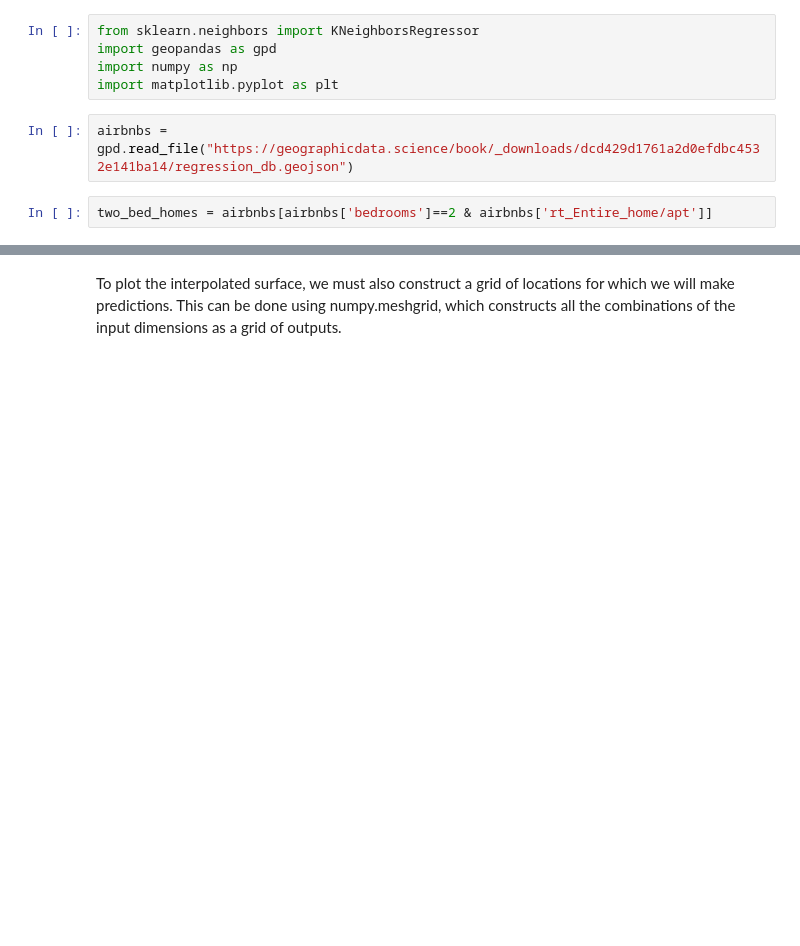
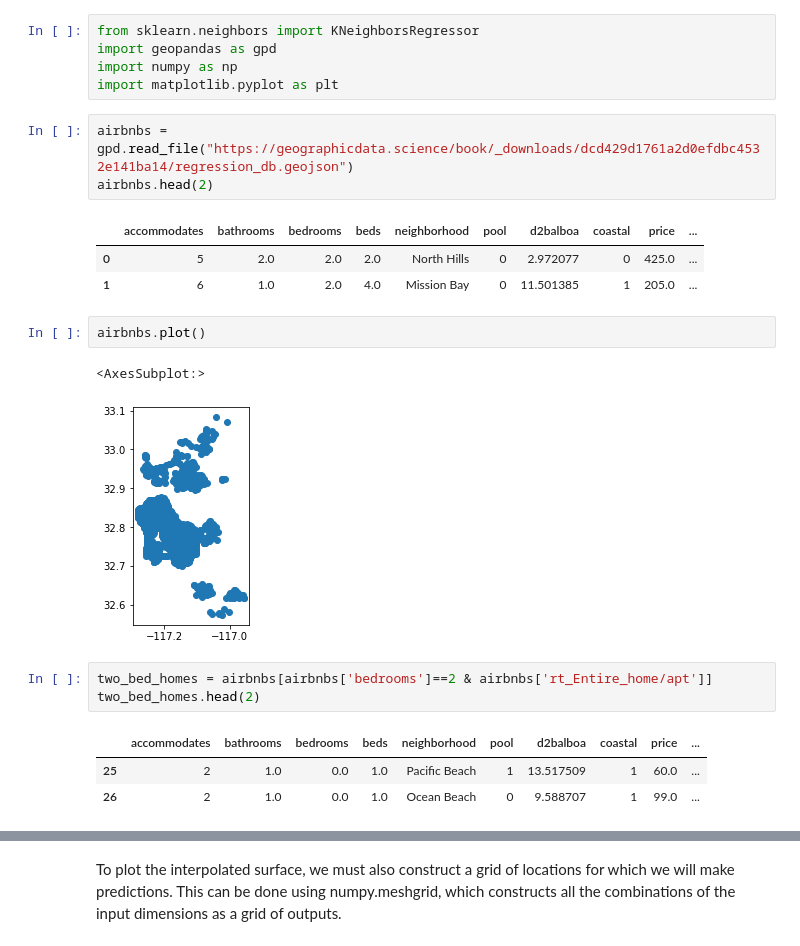
Before and after one commit to edieraristizabal/AnalisisGeoespacial, a Jupyter notebook: Notebooks/11_Geostatistic.ipynb, the cells around one changed output, grey strips where cells are left out. Cells and saved outputs as stored; diff of their text form; blank space fills up the shorter version.

```diff
--- a/Notebooks/11_Geostatistic.ipynb
+++ b/Notebooks/11_Geostatistic.ipynb
@@ -25,7 +25,22 @@ import numpy as np
 import matplotlib.pyplot as plt
 # %%
 airbnbs = gpd.read_file("https://geographicdata.science/book/_downloads/dcd429d1761a2d0efdbc4532e141ba14/regression_db.geojson")
+airbnbs.head(2)
+# %% [output]
+|  | accommodates | bathrooms | bedrooms | beds | neighborhood | pool | d2balboa | coastal | price | ... |
+| 0 | 5 | 2.0 | 2.0 | 2.0 | North Hills | 0 | 2.972077 | 0 | 425.0 | ... |
+| 1 | 6 | 1.0 | 2.0 | 4.0 | Mission Bay | 0 | 11.501385 | 1 | 205.0 | ... |
+# %%
+airbnbs.plot()
+# %% [output]
+<AxesSubplot:>
+[figure, added]
 # %%
 two_bed_homes = airbnbs[airbnbs['bedrooms']==2 & airbnbs['rt_Entire_home/apt']]
+two_bed_homes.head(2)
+# %% [output]
+|  | accommodates | bathrooms | bedrooms | beds | neighborhood | pool | d2balboa | coastal | price | ... |
+| 25 | 2 | 1.0 | 0.0 | 1.0 | Pacific Beach | 1 | 13.517509 | 1 | 60.0 | ... |
+| 26 | 2 | 1.0 | 0.0 | 1.0 | Ocean Beach | 0 | 9.588707 | 1 | 99.0 | ... |
 # %%
 two_bed_home_locations = np.column_stack((two_bed_homes.geometry.x, two_bed_homes.geometry.y))
```
Also changed, not shown: parts of 25 cells of this notebook, 14 other files.
